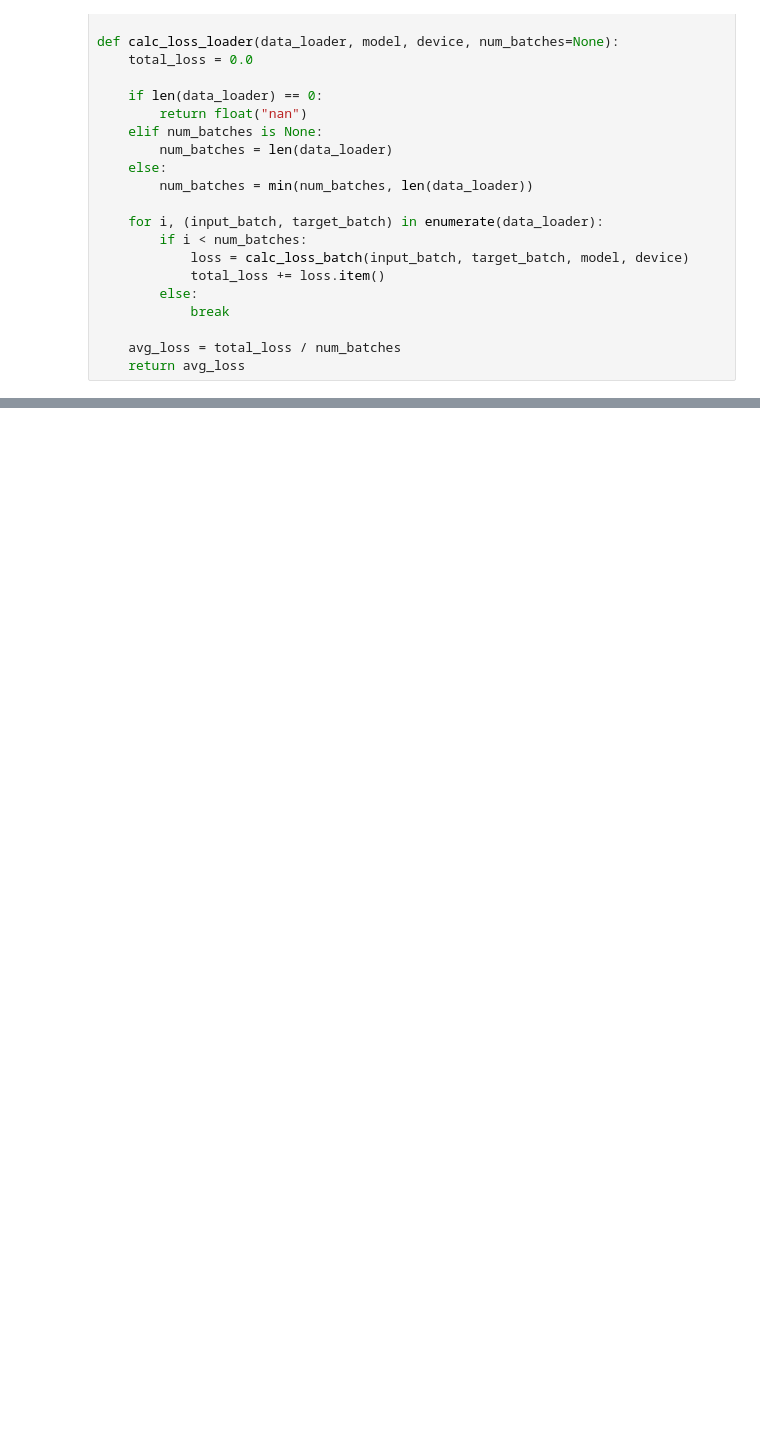
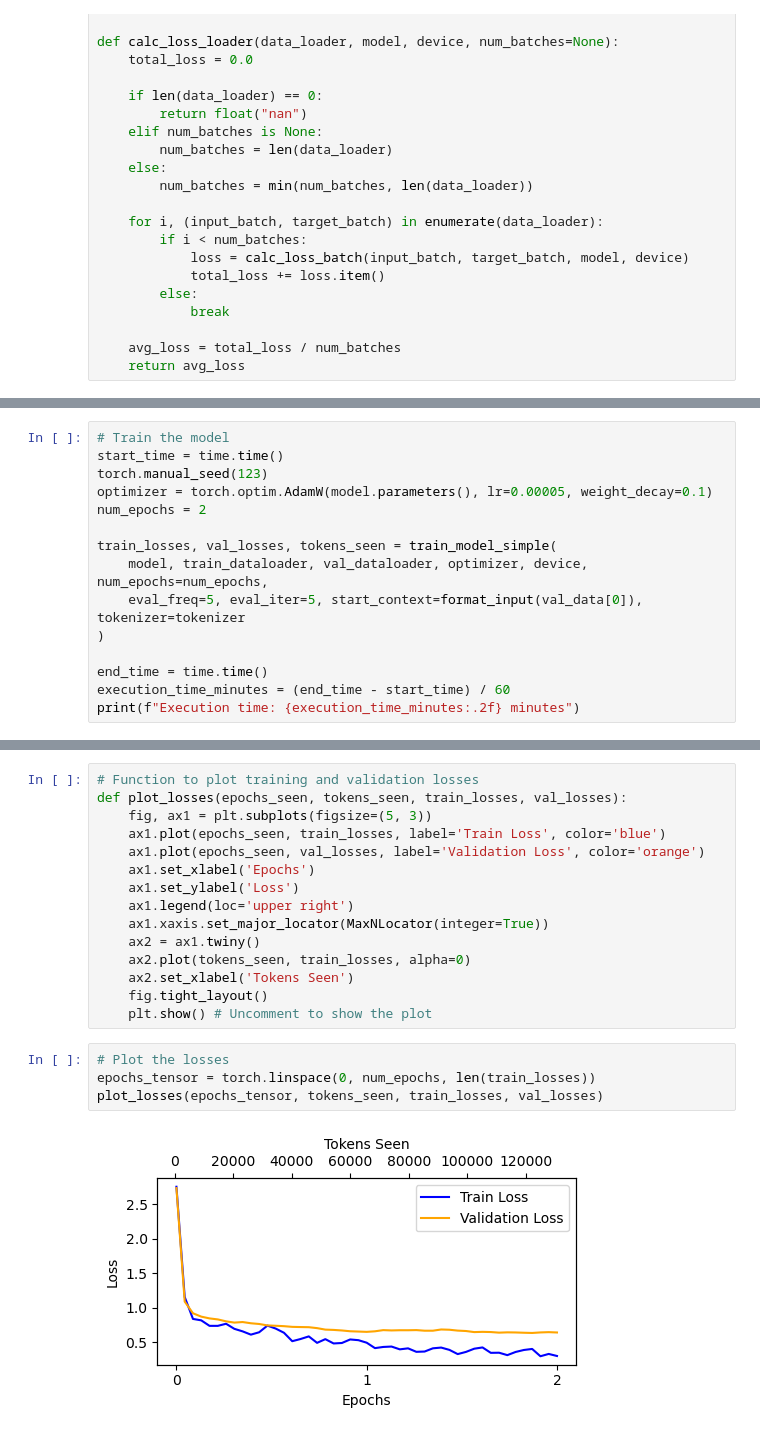
Before and after one commit to aenrichus/llm_from_scratch, a Jupyter notebook: instruction.ipynb, the cells around one changed output, grey strips where cells are left out. Saved outputs shown, nothing was run; the diff lists cells and outputs as text; blank space fills up the shorter version.

```diff
--- a/instruction.ipynb
+++ b/instruction.ipynb
@@ -702,0 +733,15 @@ RuntimeError: Placeholder storage has not been allocated on MPS device!
+# %%
+# Train the model
+start_time = time.time()
+torch.manual_seed(123)
+optimizer = torch.optim.AdamW(model.parameters(), lr=0.00005, weight_decay=0.1)
+num_epochs = 2
+
+train_losses, val_losses, tokens_seen = train_model_simple(
+    model, train_dataloader, val_dataloader, optimizer, device, num_epochs=num_epochs,
+    eval_freq=5, eval_iter=5, start_context=format_input(val_data[0]), tokenizer=tokenizer
+)
+
+end_time = time.time()
+execution_time_minutes = (end_time - start_time) / 60
+print(f"Execution time: {execution_time_minutes:.2f} minutes")
@@ -702,0 +766,21 @@ RuntimeError: Placeholder storage has not been allocated on MPS device!
+# %%
+# Function to plot training and validation losses
+def plot_losses(epochs_seen, tokens_seen, train_losses, val_losses):
+    fig, ax1 = plt.subplots(figsize=(5, 3))
+    ax1.plot(epochs_seen, train_losses, label='Train Loss', color='blue')
+    ax1.plot(epochs_seen, val_losses, label='Validation Loss', color='orange')
+    ax1.set_xlabel('Epochs')
+    ax1.set_ylabel('Loss')
+    ax1.legend(loc='upper right')
+    ax1.xaxis.set_major_locator(MaxNLocator(integer=True))
+    ax2 = ax1.twiny()
+    ax2.plot(tokens_seen, train_losses, alpha=0)
+    ax2.set_xlabel('Tokens Seen')
+    fig.tight_layout()
+    plt.show() # Uncomment to show the plot
+# %%
+# Plot the losses
+epochs_tensor = torch.linspace(0, num_epochs, len(train_losses))
+plot_losses(epochs_tensor, tokens_seen, train_losses, val_losses)
+# %% [output]
+[figure, added]
```
Also changed, not shown: parts of 15 cells of this notebook, 1 other file.
